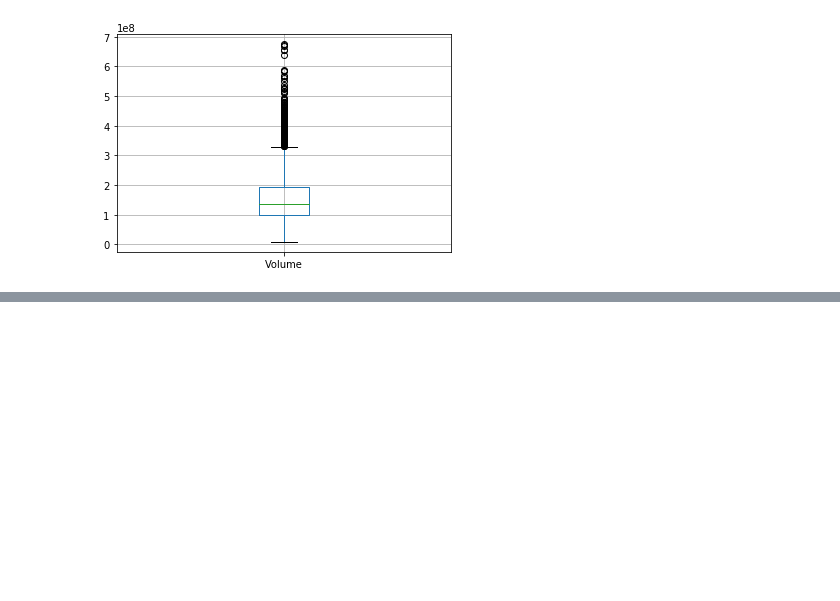
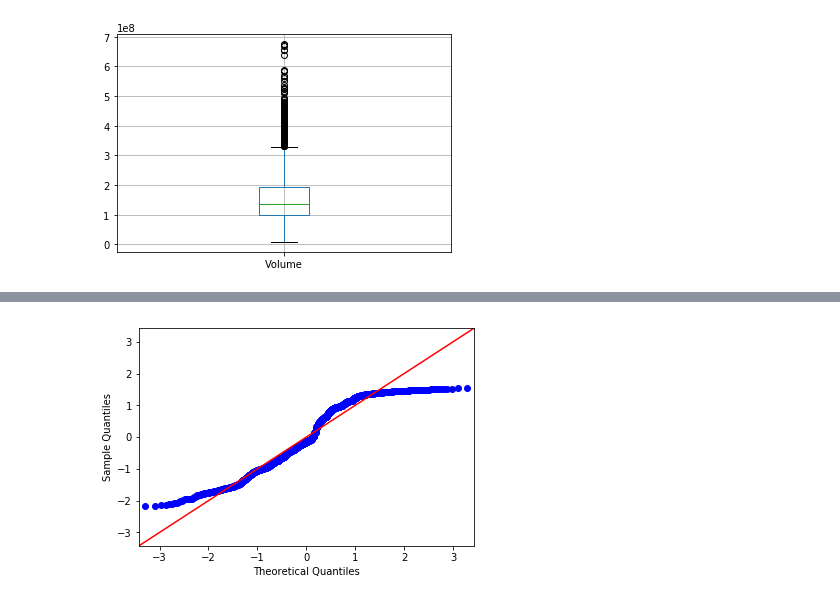
Before and after one commit to abbasiehsan1991/DataMining_concepts, a Jupyter notebook: Data_Mining_Concepts.ipynb, the cells around one changed output, grey strips where cells are left out. Cells and saved outputs as stored; diff of their text form; code cells hidden in the pictures; blank space fills up the shorter version.

```diff
--- a/Data_Mining_Concepts.ipynb
+++ b/Data_Mining_Concepts.ipynb
@@ -146,0 +193,4 @@ Name: Volume, Length: 1897, dtype: int64
+# %%
+qqplot=sm.qqplot(df['High'], fit=True, line='45')
+# %% [output]
+[figure, added]
```
Also changed, not shown: parts of 17 cells of this notebook.
